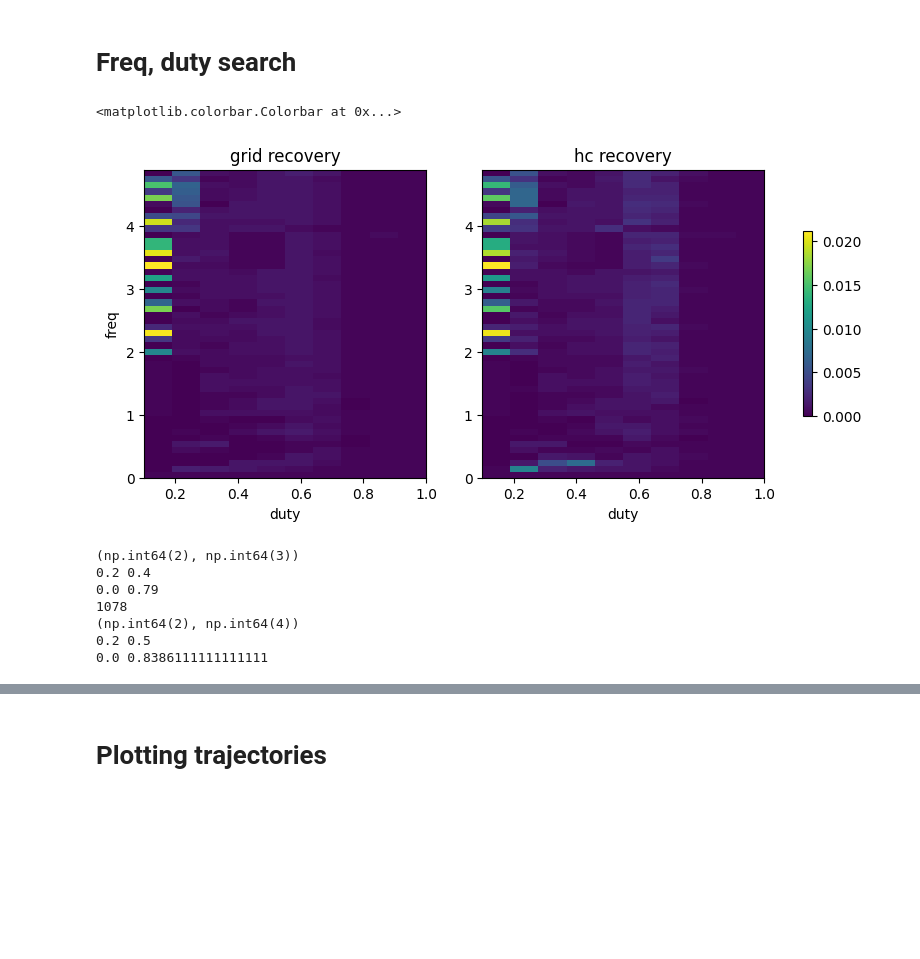
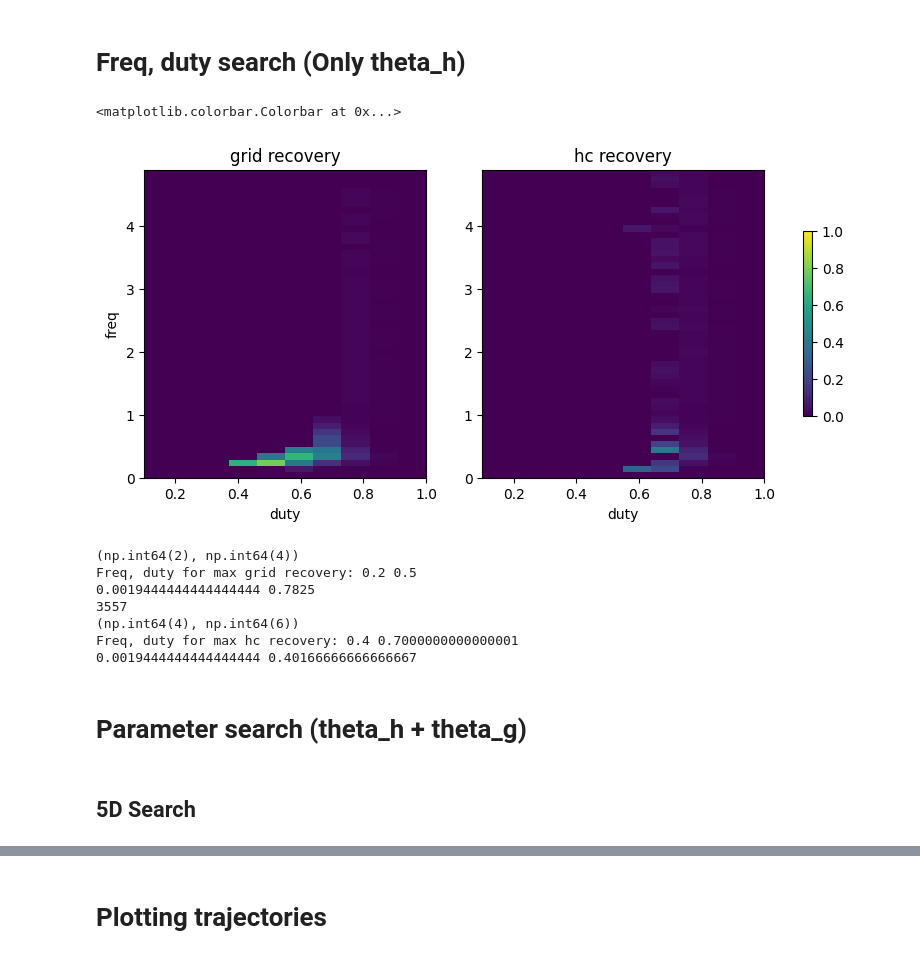
Before and after one commit to srujanakaluve/Master-s-Thesis-Projects, a Jupyter notebook: vectorHASH-cont-jax/jax_wave.ipynb, the cells around one changed output, grey strips where cells are left out. Saved outputs shown, nothing was run; the diff lists cells and outputs as text; code cells hidden in the pictures; blank space fills up the shorter version.

```diff
--- a/vectorHASH-cont-jax/jax_wave.ipynb
+++ b/vectorHASH-cont-jax/jax_wave.ipynb
@@ -12,9 +15,9 @@ jax.config.update('jax_default_matmul_precision', 'highest')
 # %% [markdown]
-# Freq, duty search
+# Freq, duty search (Only theta_h)
 # %%
 lambdas = np.array([3, 4, 5])
 lambdas_static = tuple(int(l) for l in lambdas)
-scaffold = Scaffold(400, lambdas, 'sigmoid', gg_exc=9, gg_inh=-5, gamma=0.6)
+scaffold = Scaffold_theta(400, lambdas, 'sigmoid', gg_exc=1, gg_inh=-5, gamma=0.6)
 
 
 g0_target = jnp.asarray(scaffold.grid)
@@ -22,22 +25,21 @@ h0        = jnp.asarray(scaffold.hc)
 g0_init   = jnp.zeros_like(g0_target)      # start g at zero — this is the recall task
 h0_norm   = jnp.linalg.norm(h0, axis=0)    # this is per pattern norm
 
-freq_range = np.arange(0.0, 5.0, 0.1)
-duty_range = np.arange(0.1, 1.1, 0.1)
-FF, DD = np.meshgrid(freq_range, duty_range, indexing='ij')
+freq_h_range = np.arange(0.0, 5.0, 0.1)
+duty_h_range = np.arange(0.1, 1.1, 0.1)
+FF, DD = np.meshgrid(freq_h_range, duty_h_range, indexing='ij')
 freq_flat = jnp.asarray(FF.ravel())
 duty_flat = jnp.asarray(DD.ravel())
 
 vmapped_run = jax.jit(
     jax.vmap(
-        Scaffold.simulate_run_sampled,
-        in_axes=(None, None, None, None, None, None, None, None, None, 0, 0, None, None),
-        #         g0    h0   weights lambdas  b   tau_g tau_h activation dt  freq duty phase
+        Scaffold_theta.simulate_run_sampled,
+        in_axes=(None, None, None, None, None, None, None, None, None, (0, None), (0, None), (None, None), None),
+        #         g0    h0  weights lambdas b  tau_g tau_h activation dt  freq       duty       phase      n_steps
     ),
-    static_argnames=('lambdas', 'activation', 'n_steps'),
-)
+    static_argnames=('lambdas', 'activation', 'n_steps'))
 
-def score_theta(weights, chunk_size=50, n_steps=250, dt=0.1):
+def score_thetah(weights, chunk_size=200, n_steps=250, dt=0.1):
     grid_chunks, hc_chunks = [], []
     n = freq_flat.shape[0]
     for start in tqdm(range(0, n, chunk_size)):
@@ -47,7 +49,7 @@ def score_theta(weights, chunk_size=50, n_steps=250, dt=0.1):
         g_sampled, h_sampled = vmapped_run(
             g0_init, h0, weights, lambdas_static,
             scaffold.b, scaffold.tau_g, scaffold.tau_h, sigmoid, dt,
-            f_chunk, d_chunk, 0.0, n_steps,
+            (f_chunk, 1.0), (d_chunk, 1.0), (0.0, 0.0), n_steps,
         )
 
         grid_err = jnp.max(jnp.abs(g_sampled - g0_target[None]), axis=1)          # (chunk, patts)
@@ -56,46 +58,48 @@ def score_theta(weights, chunk_size=50, n_steps=250, dt=0.1):
         grid_chunks.append(np.asarray(grid_err))
         hc_chunks.append(np.asarray(hc_err))
 
-    grid_errors = np.concatenate(grid_chunks, axis=0).reshape(len(freq_range), len(duty_range), -1)
-    hc_errors   = np.concatenate(hc_chunks, axis=0).reshape(len(freq_range), len(duty_range), -1)
+    grid_errors = np.concatenate(grid_chunks, axis=0).reshape(len(freq_h_range), len(duty_h_range), -1)
+    hc_errors   = np.concatenate(hc_chunks, axis=0).reshape(len(freq_h_range), len(duty_h_range), -1)
     return grid_errors, hc_errors
 # %%
-grid_errors, hc_errors = score_theta(scaffold.weights)
+grid_errors, hc_errors = score_thetah(scaffold.weights)
 # %%
 frac_grid = np.mean(grid_errors < 0.2, axis=-1)
 frac_hc   = np.mean(hc_errors < 0.4, axis=-1)
 
 import matplotlib.pyplot as plt
 fig, ax = plt.subplots(1, 2, figsize=(10, 4))
-im0 = ax[0].imshow(frac_grid, origin='lower', vmin=0,
-                    extent=[duty_range[0], duty_range[-1], freq_range[0], freq_range[-1]], aspect='auto')
+im0 = ax[0].imshow(frac_grid, origin='lower', vmin=0, vmax=1,
+                    extent=[duty_h_range[0], duty_h_range[-1], freq_h_range[0], freq_h_range[-1]], aspect='auto')
 ax[0].set_xlabel('duty'); ax[0].set_ylabel('freq'); ax[0].set_title('grid recovery')
-im1 = ax[1].imshow(frac_hc, origin='lower', vmin=0,
-                    extent=[duty_range[0], duty_range[-1], freq_range[0], freq_range[-1]], aspect='auto')
+im1 = ax[1].imshow(frac_hc, origin='lower', vmin=0, vmax=1,
+                    extent=[duty_h_range[0], duty_h_range[-1], freq_h_range[0], freq_h_range[-1]], aspect='auto')
 ax[1].set_xlabel('duty'); ax[1].set_title('hc recovery')
 fig.colorbar(im1, ax=ax, shrink=0.6)
 # %% [output]
 <matplotlib.colorbar.Colorbar at 0x...>
-[figure, old version]
+[figure, new version]
 # %%
 flat_idx = np.argmax(frac_grid)
 coords = np.unravel_index(flat_idx, frac_grid.shape)
 print(coords)
-print(freq_range[coords[0]], duty_range[coords[1]])
-print(np.max(frac_grid[0]), np.max(frac_grid[1:, :-1]))
+print("Freq, duty for max grid recovery:", freq_h_range[coords[0]], duty_h_range[coords[1]])
+print(np.max(frac_grid[1:, :-1]))
 
 print(np.argmin(grid_errors[coords[0], coords[1], :]))
 
 flat_idx = np.argmax(frac_hc)
 coords = np.unravel_index(flat_idx, frac_hc.shape)
 print(coords)
-print(freq_range[coords[0]], duty_range[coords[1]])
-print(np.max(frac_hc[0]), np.max(frac_hc[1:, :-1]))
+print("Freq, duty for max hc recovery:", freq_h_range[coords[0]], duty_h_range[coords[1]])
+print(np.max(frac_hc[1:, :-1]))
 # %% [output]
-(np.int64(2), np.int64(3))
-0.2 0.4
-0.0 0.79
-1078
 (np.int64(2), np.int64(4))
-0.2 0.5
-0.0 0.8386111111111111
+Freq, duty for max grid recovery: 0.2 0.5
+0.0019444444444444444 0.7825
+3557
+(np.int64(4), np.int64(6))
+Freq, duty for max hc recovery: 0.4 0.7000000000000001
+0.0019444444444444444 0.40166666666666667
+# %% [markdown]
+# Parameter search (theta_h + theta_g)
@@ -101,0 +161,2 @@ print(np.max(frac_hc[0]), np.max(frac_hc[1:, :-1]))
+# %% [markdown]
+## 5D Search
```
Also changed, not shown: parts of 19 cells of this notebook, 3 other files.
